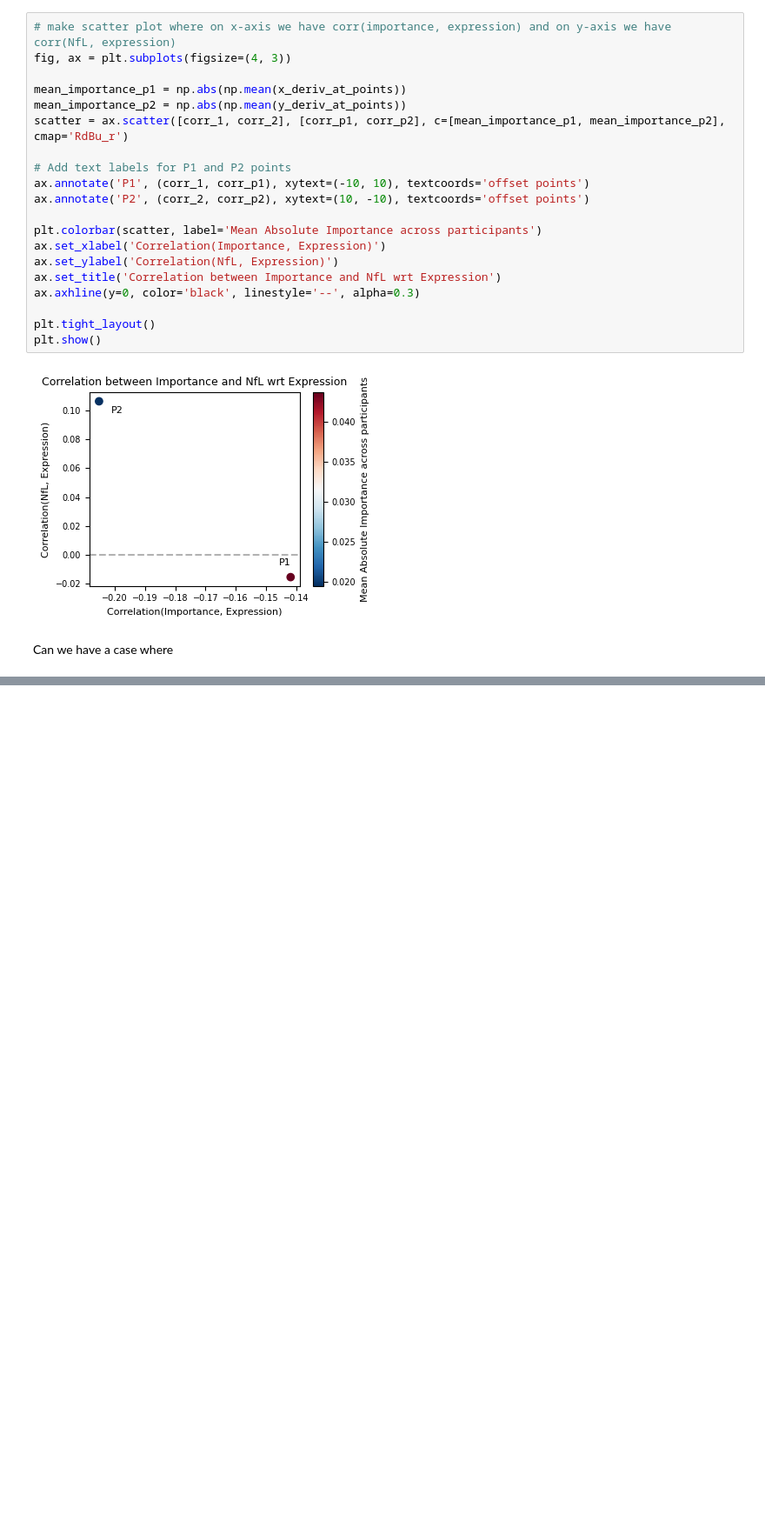
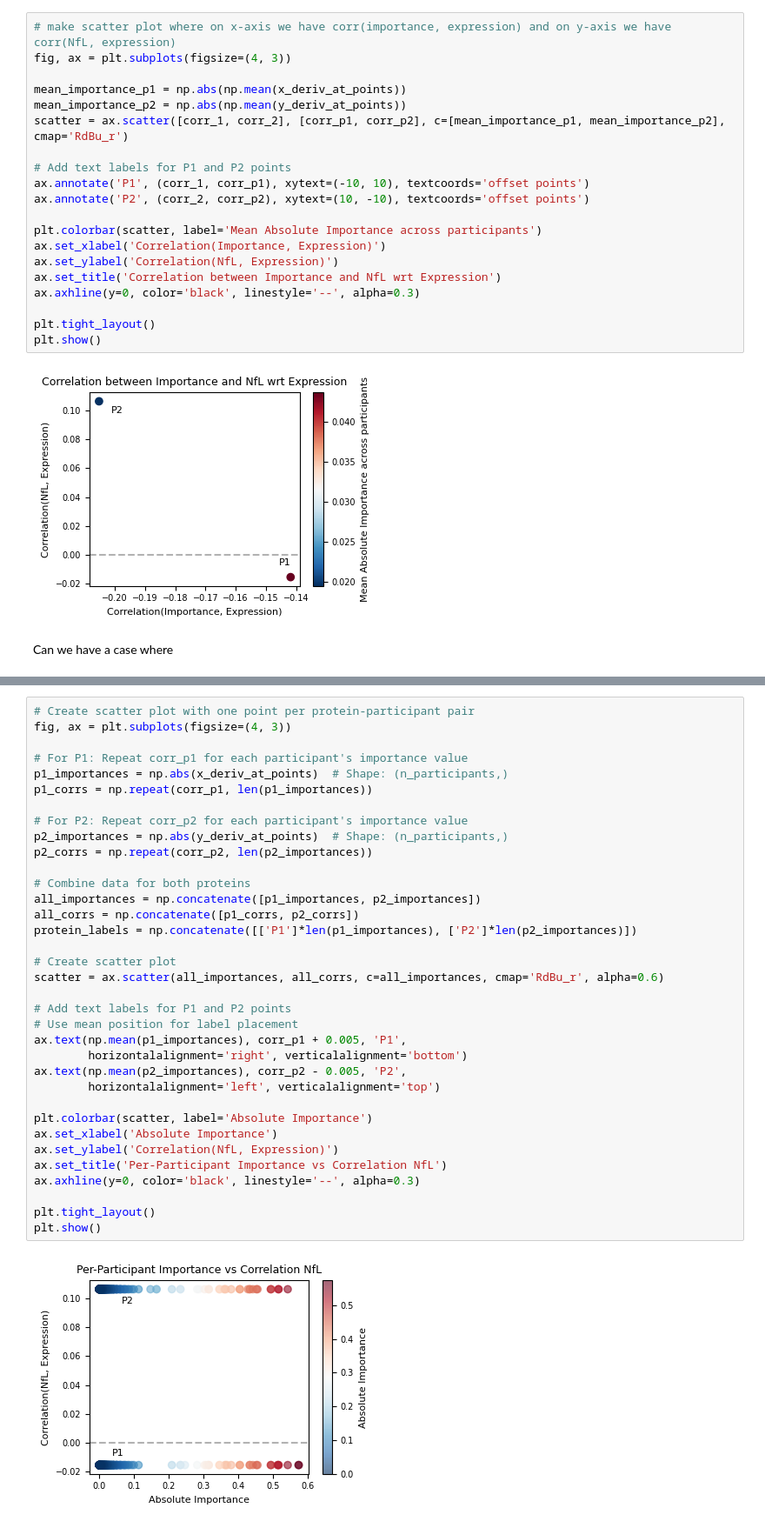
Before and after one commit to geometric-intelligence/proteo, a Jupyter notebook: notebooks/why_importance_scores.ipynb, the cells around one changed output, grey strips where cells are left out. Shown: that part at 87% size. Cells and saved outputs as stored; diff of their text form; blank space fills up the shorter version.

```diff
--- a/notebooks/why_importance_scores.ipynb
+++ b/notebooks/why_importance_scores.ipynb
@@ -332,0 +355,37 @@ Can we have a case where
+# %%
+# Create scatter plot with one point per protein-participant pair
+fig, ax = plt.subplots(figsize=(4, 3))
+
+# For P1: Repeat corr_p1 for each participant's importance value
+p1_importances = np.abs(x_deriv_at_points)  # Shape: (n_participants,)
+p1_corrs = np.repeat(corr_p1, len(p1_importances))
+
+# For P2: Repeat corr_p2 for each participant's importance value
+p2_importances = np.abs(y_deriv_at_points)  # Shape: (n_participants,)
+p2_corrs = np.repeat(corr_p2, len(p2_importances))
+
+# Combine data for both proteins
+all_importances = np.concatenate([p1_importances, p2_importances])
+all_corrs = np.concatenate([p1_corrs, p2_corrs])
+protein_labels = np.concatenate([['P1']*len(p1_importances), ['P2']*len(p2_importances)])
+
+# Create scatter plot
+scatter = ax.scatter(all_importances, all_corrs, c=all_importances, cmap='RdBu_r', alpha=0.6)
+
+# Add text labels for P1 and P2 points
+# Use mean position for label placement
+ax.text(np.mean(p1_importances), corr_p1 + 0.005, 'P1',
+        horizontalalignment='right', verticalalignment='bottom')
+ax.text(np.mean(p2_importances), corr_p2 - 0.005, 'P2',
+        horizontalalignment='left', verticalalignment='top')
+
+plt.colorbar(scatter, label='Absolute Importance')
+ax.set_xlabel('Absolute Importance')
+ax.set_ylabel('Correlation(NfL, Expression)')
+ax.set_title('Per-Participant Importance vs Correlation NfL')
+ax.axhline(y=0, color='black', linestyle='--', alpha=0.3)
+
+plt.tight_layout()
+plt.show()
+# %% [output]
+[figure, added]
```
Also changed, not shown: parts of 1 cell of this notebook.
